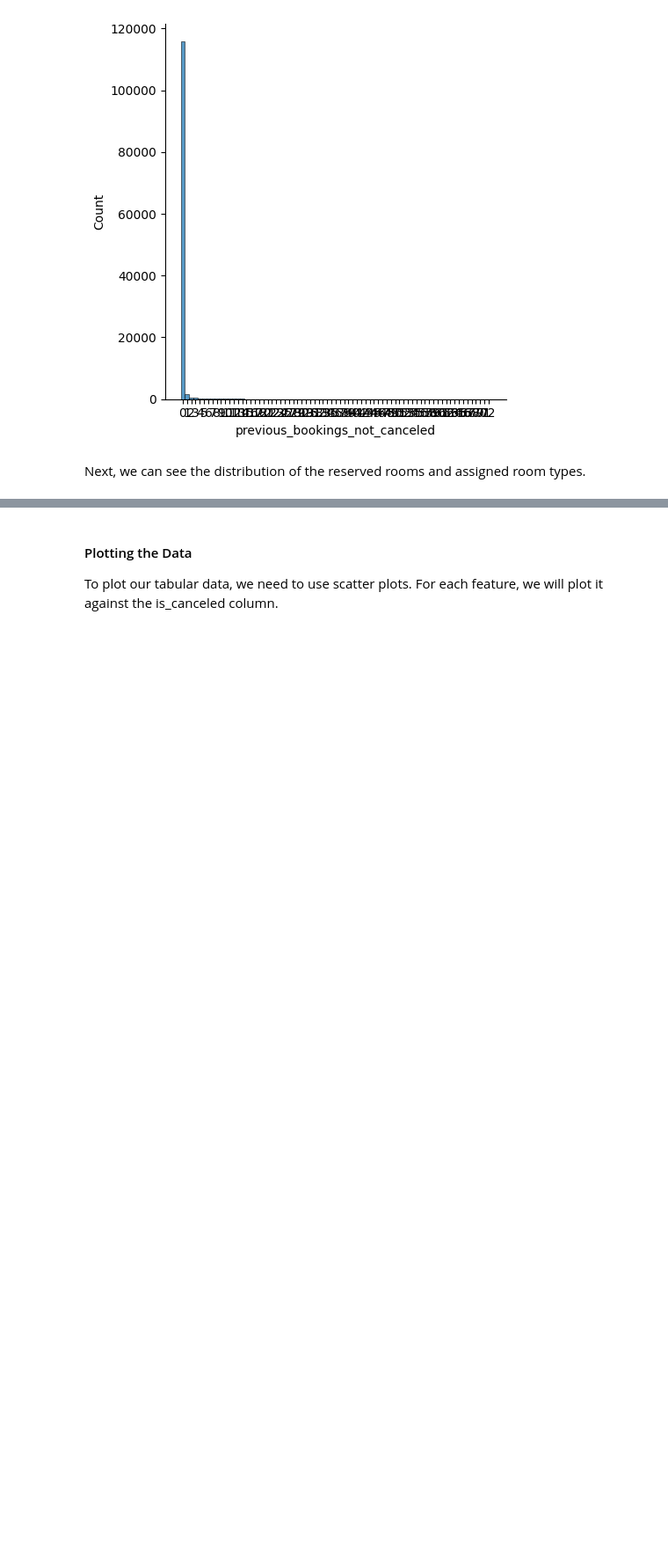
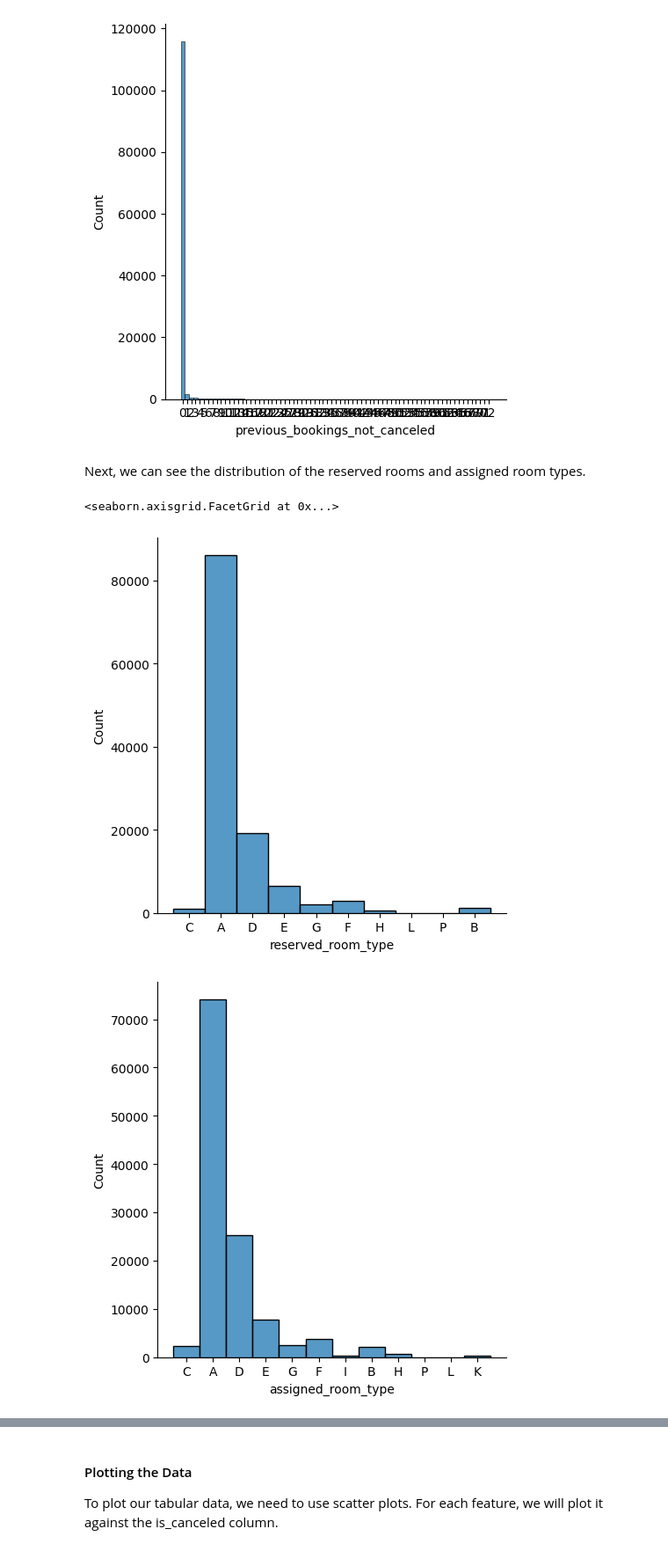
Before and after one commit to thadUra/ECS-171-Hotel-Cancellation, a Jupyter notebook: DataExplorationMilestone.ipynb, the cells around one changed output, grey strips where cells are left out. Shown at 88% size. Drawn from its saved outputs; the diff is of its cells as text; code cells hidden in the pictures; blank space fills up the shorter version.

```diff
--- a/DataExplorationMilestone.ipynb
+++ b/DataExplorationMilestone.ipynb
@@ -300,3 +298,10 @@ sns.displot(df['previous_bookings_not_canceled'].astype(str))
 [figure]
 # %% [markdown]
 Next, we can see the distribution of the reserved rooms and assigned room types.
+# %%
+sns.displot(df['reserved_room_type'].astype(str))
+sns.displot(df['assigned_room_type'].astype(str))
+# %% [output]
+<seaborn.axisgrid.FacetGrid at 0x...>
+[figure, added]
+[figure, added]
```
Also changed, not shown: parts of 19 cells of this notebook, 1 other file.
